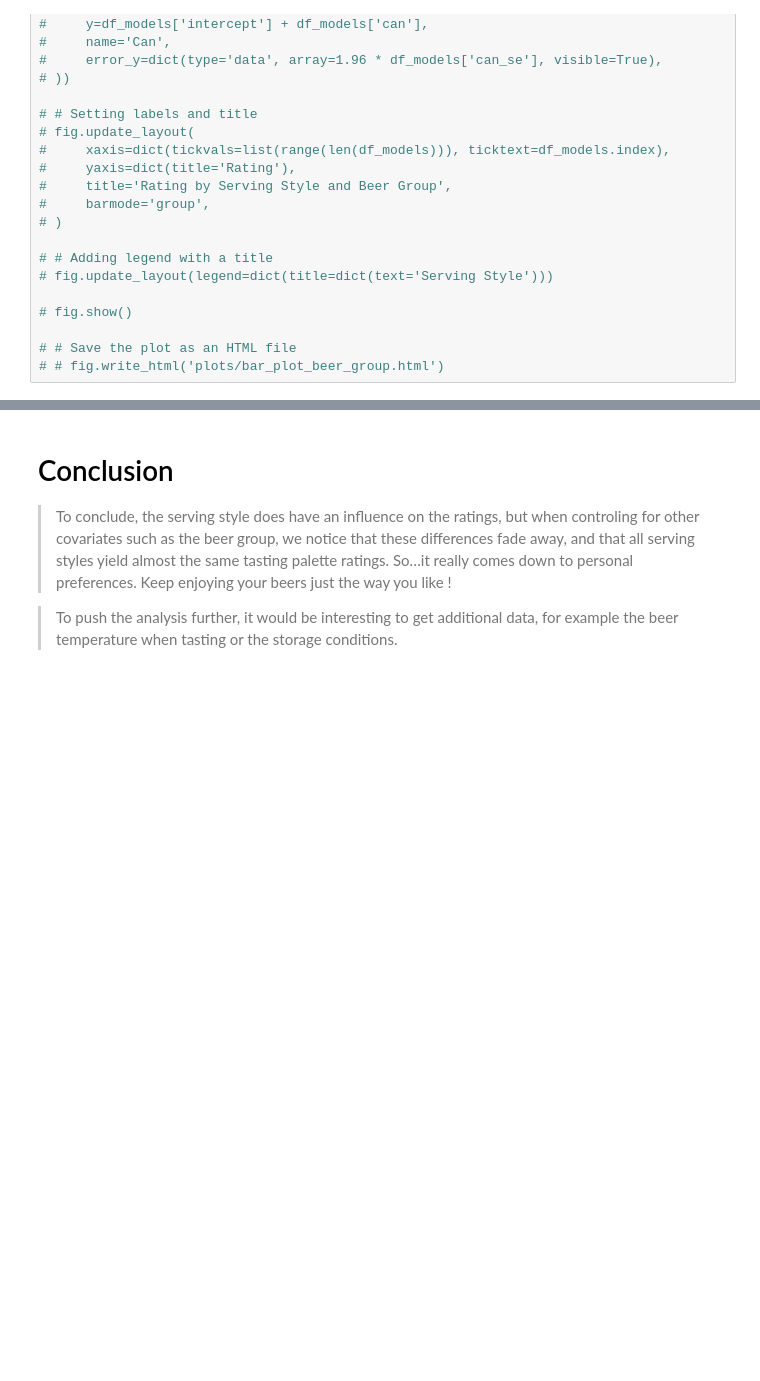
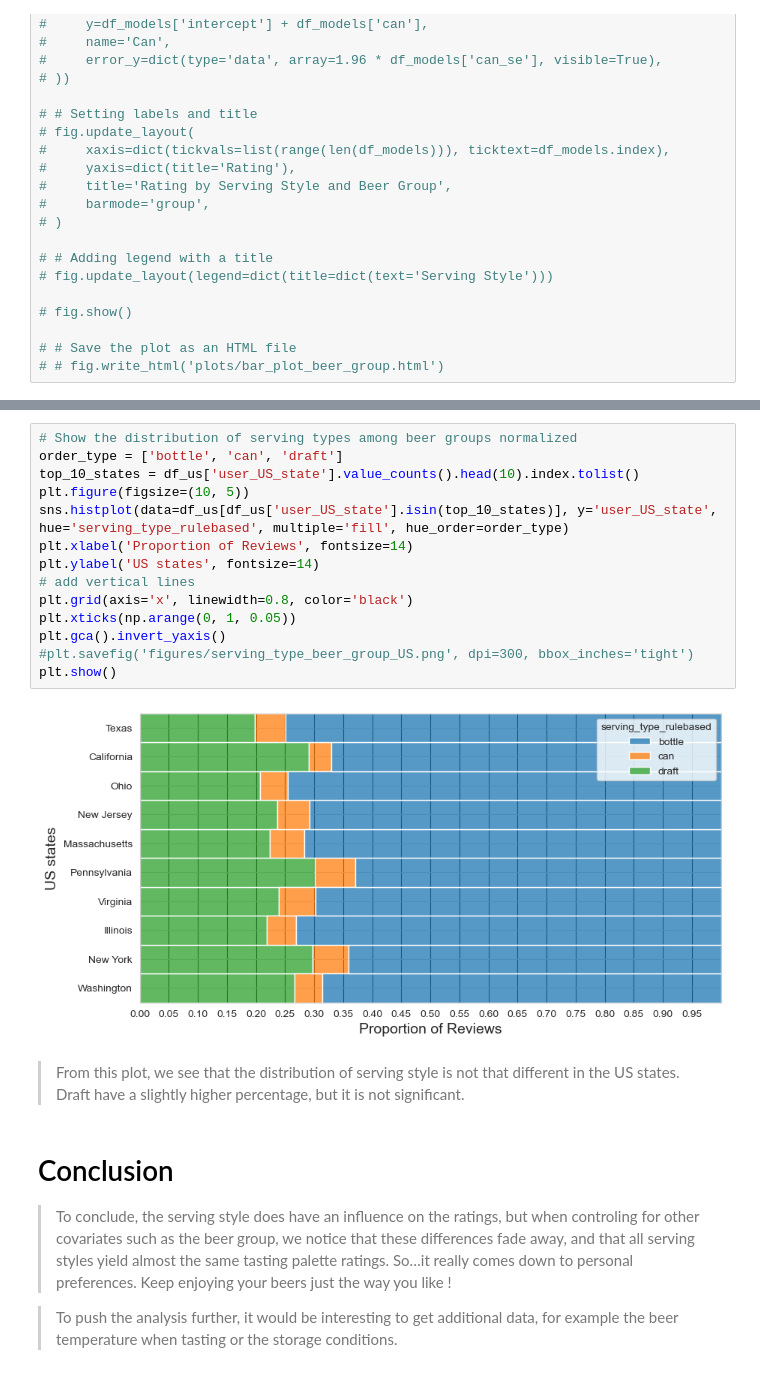
Before and after one commit to epfl-ada/ada-2023-project-beeradaventure46, a Jupyter notebook: Milestone_3.ipynb, the cells around one changed output, grey strips where cells are left out. Drawn from its saved outputs; the diff is of its cells as text; blank space fills up the shorter version.

```diff
--- a/Milestone_3.ipynb
+++ b/Milestone_3.ipynb
@@ -2450,3 +2474,23 @@ Moreover, we can see that Lagers, are not as appreciated as other beer groups. I
+# %%
+# Show the distribution of serving types among beer groups normalized
+order_type = ['bottle', 'can', 'draft']
+top_10_states = df_us['user_US_state'].value_counts().head(10).index.tolist()
+plt.figure(figsize=(10, 5))
+sns.histplot(data=df_us[df_us['user_US_state'].isin(top_10_states)], y='user_US_state', hue='serving_type_rulebased', multiple='fill', hue_order=order_type)
+plt.xlabel('Proportion of Reviews', fontsize=14)
+plt.ylabel('US states', fontsize=14)
+# add vertical lines
+plt.grid(axis='x', linewidth=0.8, color='black')
+plt.xticks(np.arange(0, 1, 0.05))
+plt.gca().invert_yaxis()
+#plt.savefig('figures/serving_type_beer_group_US.png', dpi=300, bbox_inches='tight')
+plt.show()
+# %% [output]
+[figure, added]
+# %% [markdown]
+<blockquote>
+From this plot, we see that the distribution of serving style is not that different in the US states. Draft have a slightly higher percentage, but it is not significant.
+</blockquote>
 # %% [markdown]
 # Conclusion
 
```
Also changed, not shown: parts of 3 cells of this notebook, 1 other file.
